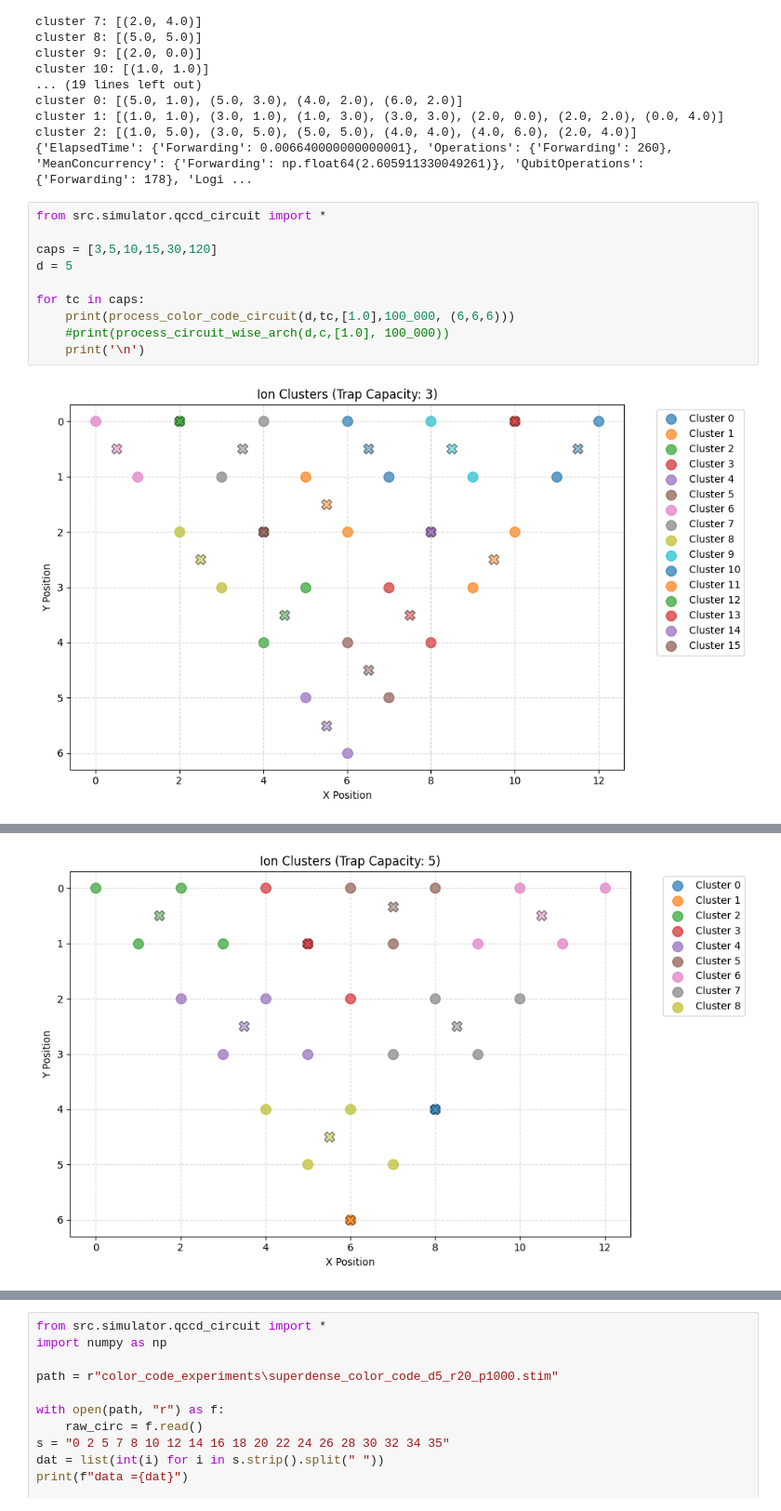
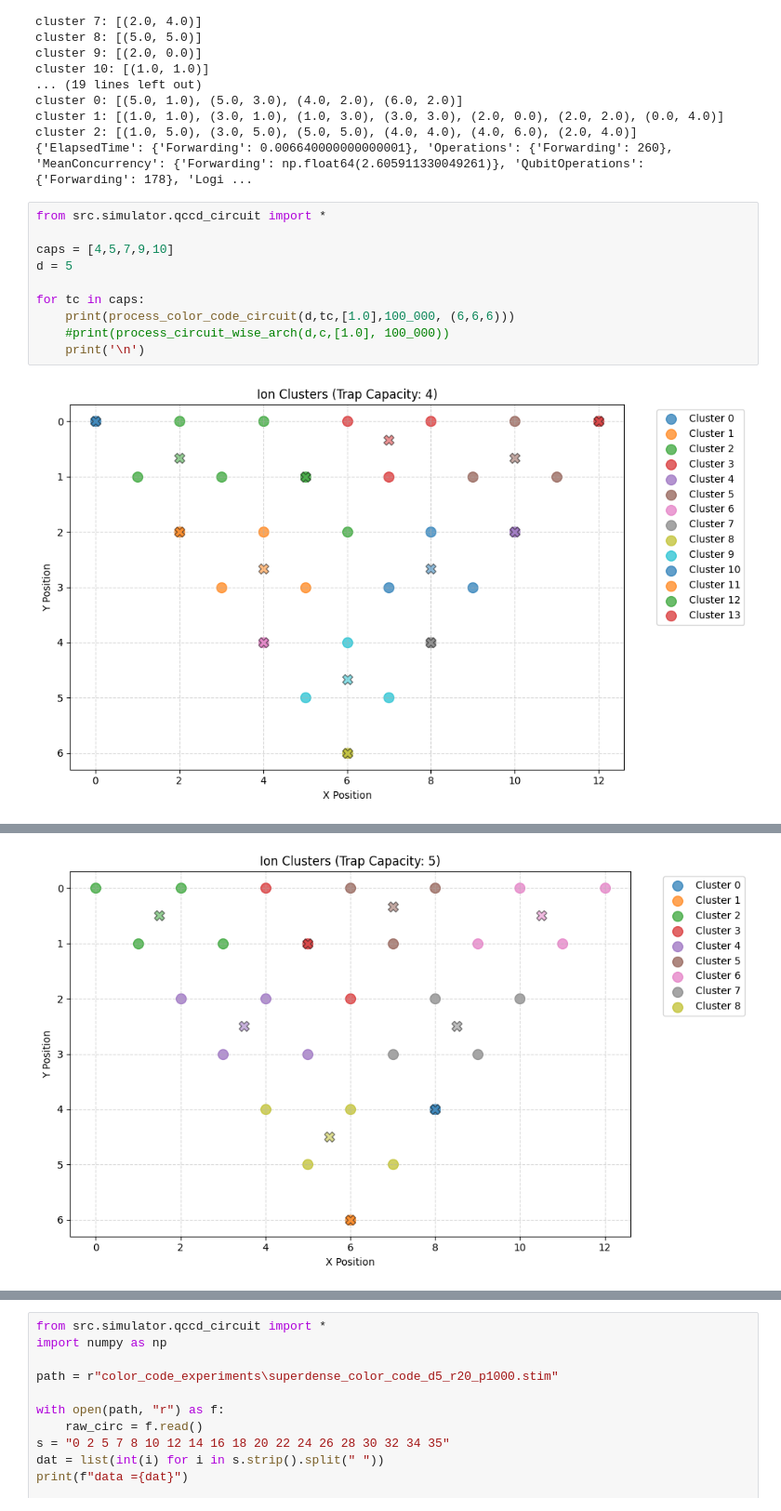
Before and after one commit to monamoeba/CST-Part-II-Project-Code, a Jupyter notebook: color_code_experiments/processCircuitTestIssues.ipynb, the cells around one changed output, grey strips where cells are left out. Shown at 93% size. Drawn from its saved outputs; the diff is of its cells as text.

```diff
--- a/color_code_experiments/processCircuitTestIssues.ipynb
+++ b/color_code_experiments/processCircuitTestIssues.ipynb
@@ -93,12 +93,12 @@ cluster 2: [(1.0, 5.0), (3.0, 5.0), (5.0, 5.0), (4.0, 4.0), (4.0, 6.0), (2.0, 4.
 # %%
 from src.simulator.qccd_circuit import *
 
-caps = [3,5,10,15,30,120]
+caps = [4,5,7,9,10]
 d = 5
 
 for tc in caps:
     print(process_color_code_circuit(d,tc,[1.0],100_000, (6,6,6)))
     #print(process_circuit_wise_arch(d,c,[1.0], 100_000))
     print('\n')
 # %% [output]
-[figure, old version]
+[figure, new version]
```
Also changed, not shown: parts of 3 cells of this notebook, 12 other files.
